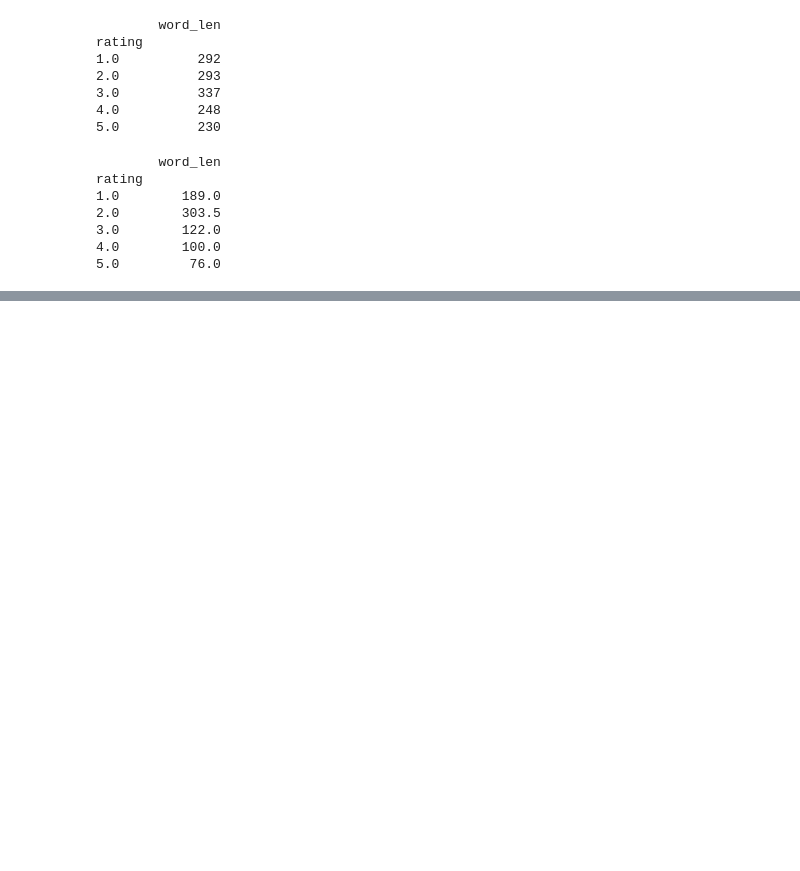
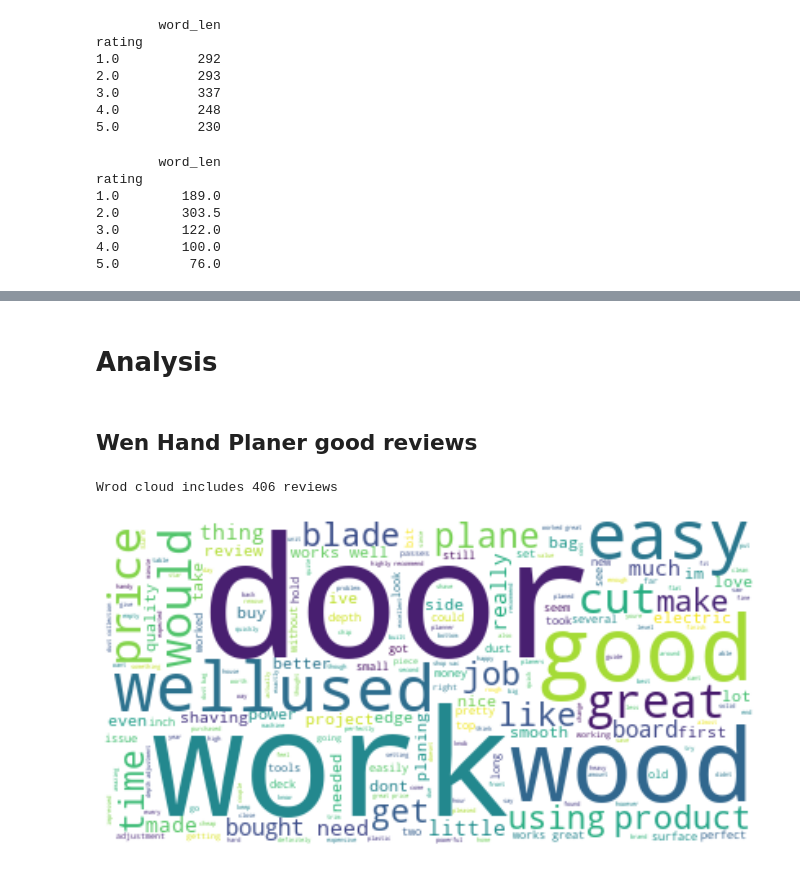
Before and after one commit to crazywooooorm/MLPractice, a Jupyter notebook: NLP/amazon_review.ipynb, the cells around one changed output, grey strips where cells are left out. Drawn from its saved outputs; the diff is of its cells as text; code cells hidden in the pictures; blank space fills up the shorter version.

Commit message:
word cloud

```diff
--- a/NLP/amazon_review.ipynb
+++ b/NLP/amazon_review.ipynb
@@ -164,7 +164,9 @@ def remove_punct(text):
 def remove_stop(text):
     text = text.lower()
     text_token = word_tokenize(text)
-    return [word for word in text_token if not word in stop]
+    text_list = [word for word in text_token if not word in stop]
+    text_str = ' '.join(text_list)
+    return text_str
 # %%
 def clean_review(df):
     df_copy = df.copy()
@@ -177,3 +179,5 @@ def clean_review(df):
 # %%
 wen_hp_clean = clean_review(wen_hp)
 wen_bs_clean = clean_review(wen_bs)
+# %% [markdown]
+# Analysis
@@ -179,0 +186,18 @@ wen_bs_clean = clean_review(wen_bs)
+# %%
+def wc_data(df, ra=[1, 2, 3, 4, 5], stop_word=['']):
+    wc_df = df[df['rating'].isin(ra)]
+    wc_text = ' '.join(review for review in wc_df['body'])
+    wc = WordCloud(stopwords=stop_word, background_color="white").generate(wc_text)
+    print('Wrod cloud includes {0} reviews'.format(len(wc_df)))
+
+    plt.figure(figsize=[12,6])
+    plt.imshow(wc, interpolation='bilinear')
+    plt.axis("off")
+    plt.show()
+# %% [markdown]
+## Wen Hand Planer good reviews
+# %%
+wc_data(wen_hp_clean, ra=[4, 5], stop_word=['wen', 'tool', 'planer', 'hand', 'one', 'use'])
+# %% [output]
+Wrod cloud includes 406 reviews
+[figure, added]
```
Also changed, not shown: parts of 10 cells of this notebook.
